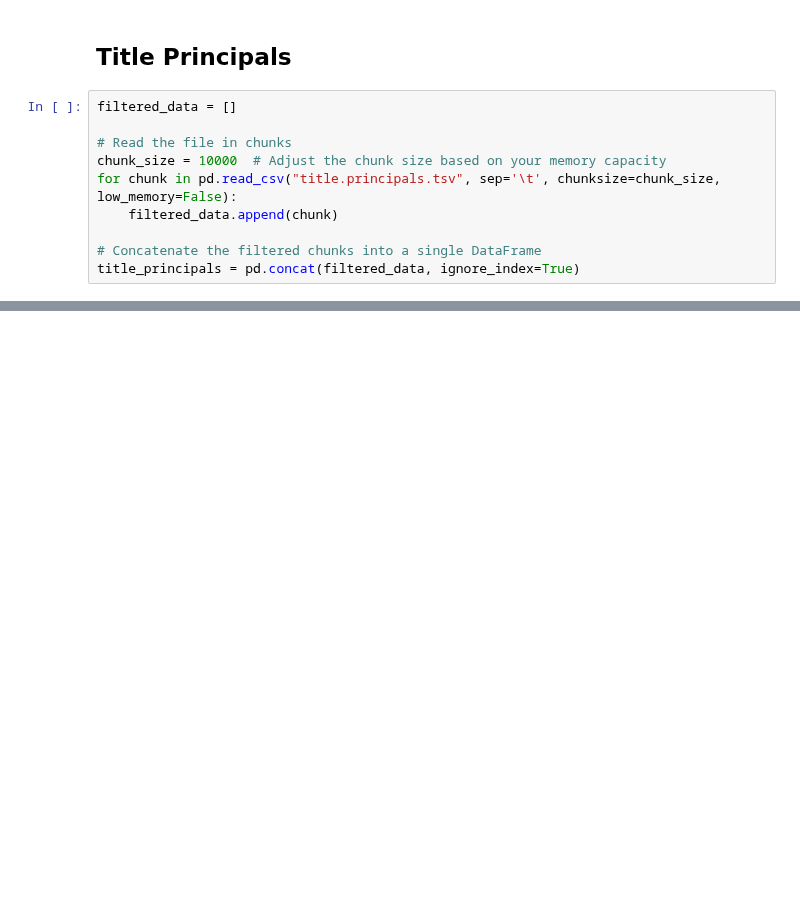
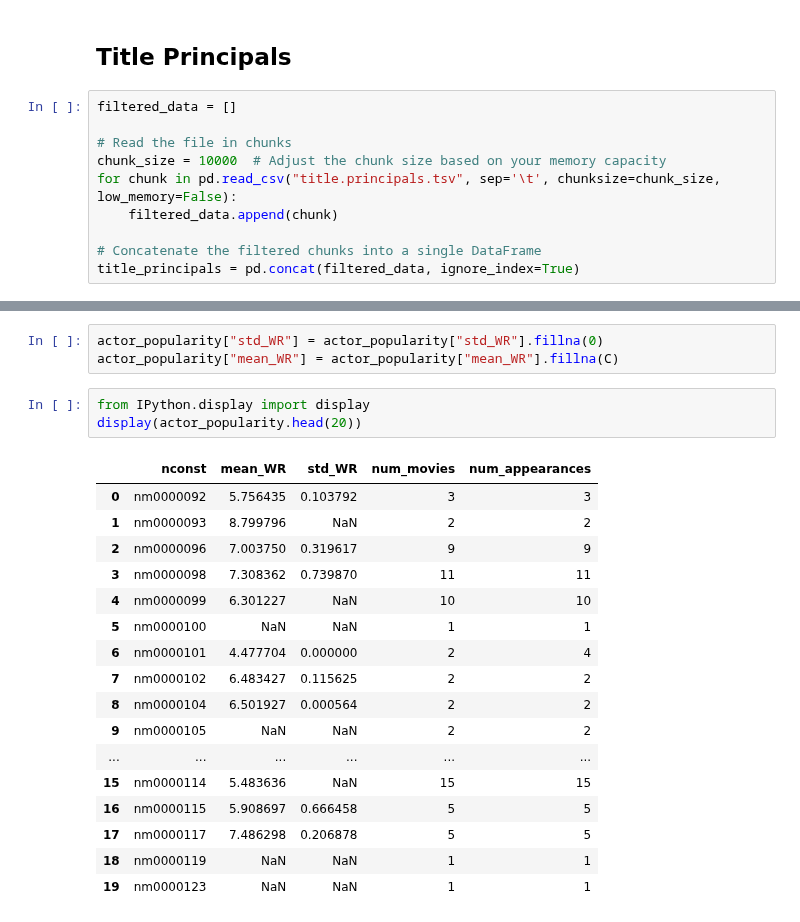
Before and after one commit to Ariestootl/machine_learning, a Jupyter notebook: Movie_Prediction/imdb.ipynb, the cells around one changed output, grey strips where cells are left out. Saved outputs shown, nothing was run; the diff lists cells and outputs as text; blank space fills up the shorter version.

```diff
--- a/Movie_Prediction/imdb.ipynb
+++ b/Movie_Prediction/imdb.ipynb
@@ -294,0 +405,24 @@ title_principals = pd.concat(filtered_data, ignore_index=True)
+# %%
+actor_popularity["std_WR"] = actor_popularity["std_WR"].fillna(0)
+actor_popularity["mean_WR"] = actor_popularity["mean_WR"].fillna(C)
+# %%
+from IPython.display import display
+display(actor_popularity.head(20))
+# %% [output]
+|  | nconst | mean_WR | std_WR | num_movies | num_appearances |
+| 0 | nm0000092 | 5.756435 | 0.103792 | 3 | 3 |
+| 1 | nm0000093 | 8.799796 | NaN | 2 | 2 |
+| 2 | nm0000096 | 7.003750 | 0.319617 | 9 | 9 |
+| 3 | nm0000098 | 7.308362 | 0.739870 | 11 | 11 |
+| 4 | nm0000099 | 6.301227 | NaN | 10 | 10 |
+| 5 | nm0000100 | NaN | NaN | 1 | 1 |
+| 6 | nm0000101 | 4.477704 | 0.000000 | 2 | 4 |
+| 7 | nm0000102 | 6.483427 | 0.115625 | 2 | 2 |
+| 8 | nm0000104 | 6.501927 | 0.000564 | 2 | 2 |
+| 9 | nm0000105 | NaN | NaN | 2 | 2 |
+| ... | ... | ... | ... | ... | ... |
+| 15 | nm0000114 | 5.483636 | NaN | 15 | 15 |
+| 16 | nm0000115 | 5.908697 | 0.666458 | 5 | 5 |
+| 17 | nm0000117 | 7.486298 | 0.206878 | 5 | 5 |
+| 18 | nm0000119 | NaN | NaN | 1 | 1 |
+| 19 | nm0000123 | NaN | NaN | 1 | 1 |
```
Also changed, not shown: parts of 23 cells of this notebook.
